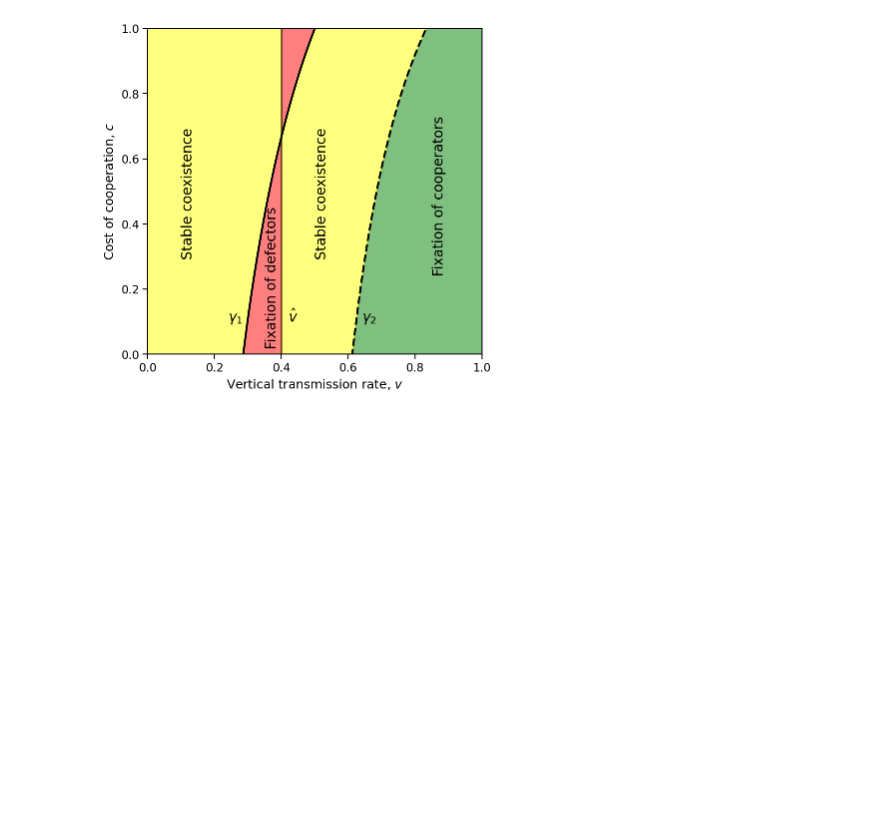
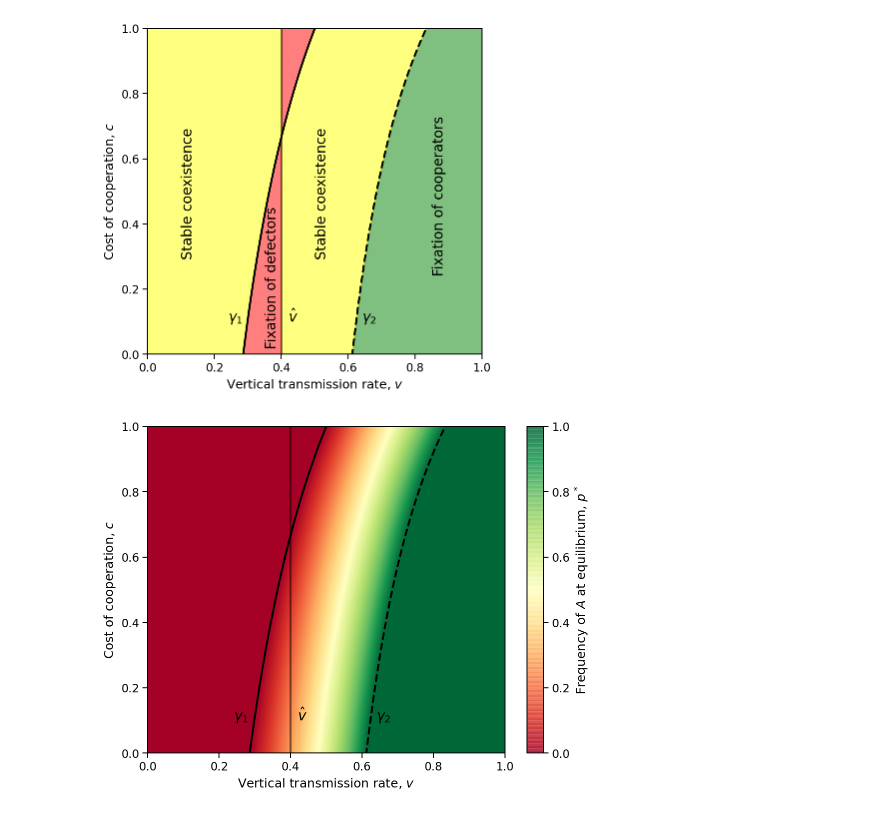
Before and after one commit to yoavram-lab/CulturalCooperation, a Jupyter notebook: ms/figures.ipynb, the cells around one changed output. Saved outputs shown, nothing was run; the diff lists cells and outputs as text; code cells hidden in the pictures; blank space fills up the shorter version.

```diff
--- a/ms/figures.ipynb
+++ b/ms/figures.ipynb
@@ -125,3 +147,33 @@ ax.text(0.35, 0.025, r'Fixation of defectors', fontdict=fontdict, rotation=90)
 # %% [output]
 Text(0.35, 0.025, 'Fixation of defectors')
 [figure]
+# %%
+c = np.linspace(0, 1, 1001).reshape((-1, 1))
+β1 = (c * (1-v) - b * (1-α*v)) * (TA - TB)
+β3 = α * b * v * TA - c * v * (1-TB) +(TA-TB)
+
+pstar = β3 / β1
+pstar = np.minimum(pstar, 1)
+pstar = np.maximum(pstar, 0)
+# %%
+fig, ax = plt.subplots(figsize=(8, 6))
+# cmaps: https://matplotlib.org/3.1.0/tutorials/colors/colormaps.html
+im = ax.pcolormesh(v, c, pstar, cmap='RdYlGn', alpha=0.75, rasterized=True)
+plt.colorbar(im, label='Frequency of $A$ at equilibrium, $p^*$', ax=ax)
+ax.plot(v, γ1, '-k', lw=2)
+# γ2>1 when v<vhat for these parameter values
+ax.plot(v[v>vhat], γ2[v>vhat], '--k', lw=2)
+ax.axvline(vhat, ls='-', color='k', alpha=0.5, lw=2)
+ax.set(
+    ylabel='Cost of cooperation, $c$',
+    xlabel='Vertical transmission rate, $v$',
+    ylim=(0, 1),
+    xlim=(0, 1)
+)
+
+fontdict = dict(size=14)
+ax.text(0.24, 0.1, r'$\gamma_1$', fontdict=fontdict)
+ax.text(0.64, 0.1, r'$\gamma_2$', fontdict=fontdict)
+ax.text(0.42, 0.1, r'$\hat v$', fontdict=fontdict);
+# %% [output]
+[figure, added]
```
Also changed, not shown: parts of 6 cells of this notebook.
